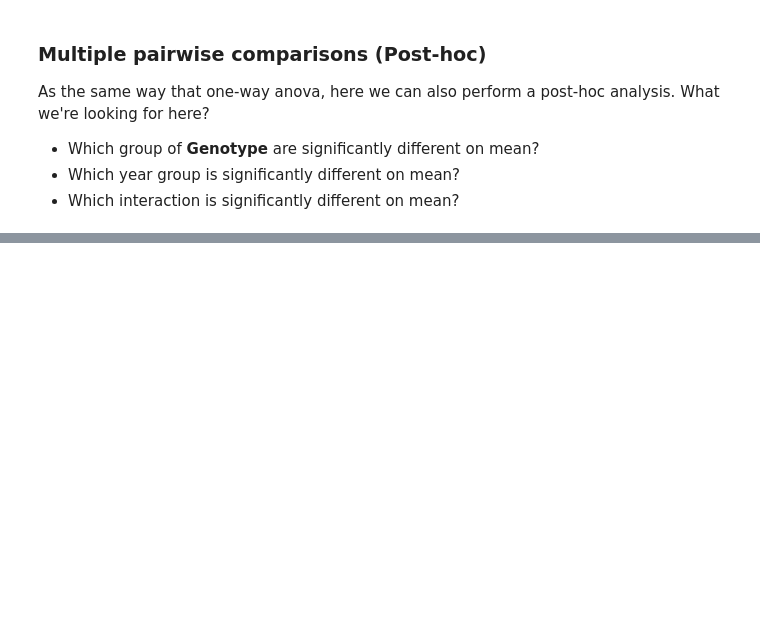
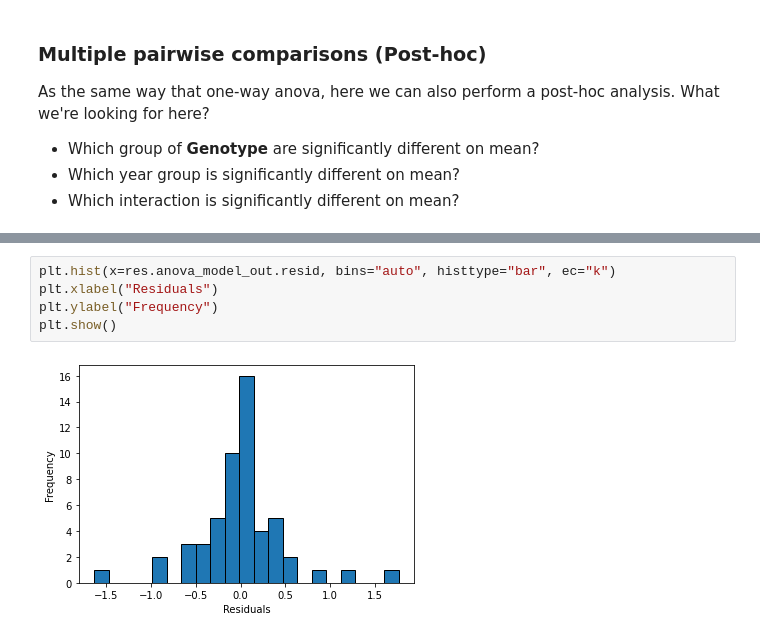
Before and after one commit to LucianoBatista/study-sprints, a Jupyter notebook: sprint-2021-12-31/hypothesis-tests-review/anova.ipynb, the cells around one changed output, grey strips where cells are left out. Cells and saved outputs as stored; diff of their text form; blank space fills up the shorter version.

```diff
--- a/sprint-2021-12-31/hypothesis-tests-review/anova.ipynb
+++ b/sprint-2021-12-31/hypothesis-tests-review/anova.ipynb
@@ -302,0 +363,7 @@ As the same way that one-way anova, here we can also perform a post-hoc analysis
+# %%
+plt.hist(x=res.anova_model_out.resid, bins="auto", histtype="bar", ec="k")
+plt.xlabel("Residuals")
+plt.ylabel("Frequency")
+plt.show()
+# %% [output]
+[figure, added]
```
Also changed, not shown: parts of 10 cells of this notebook.
